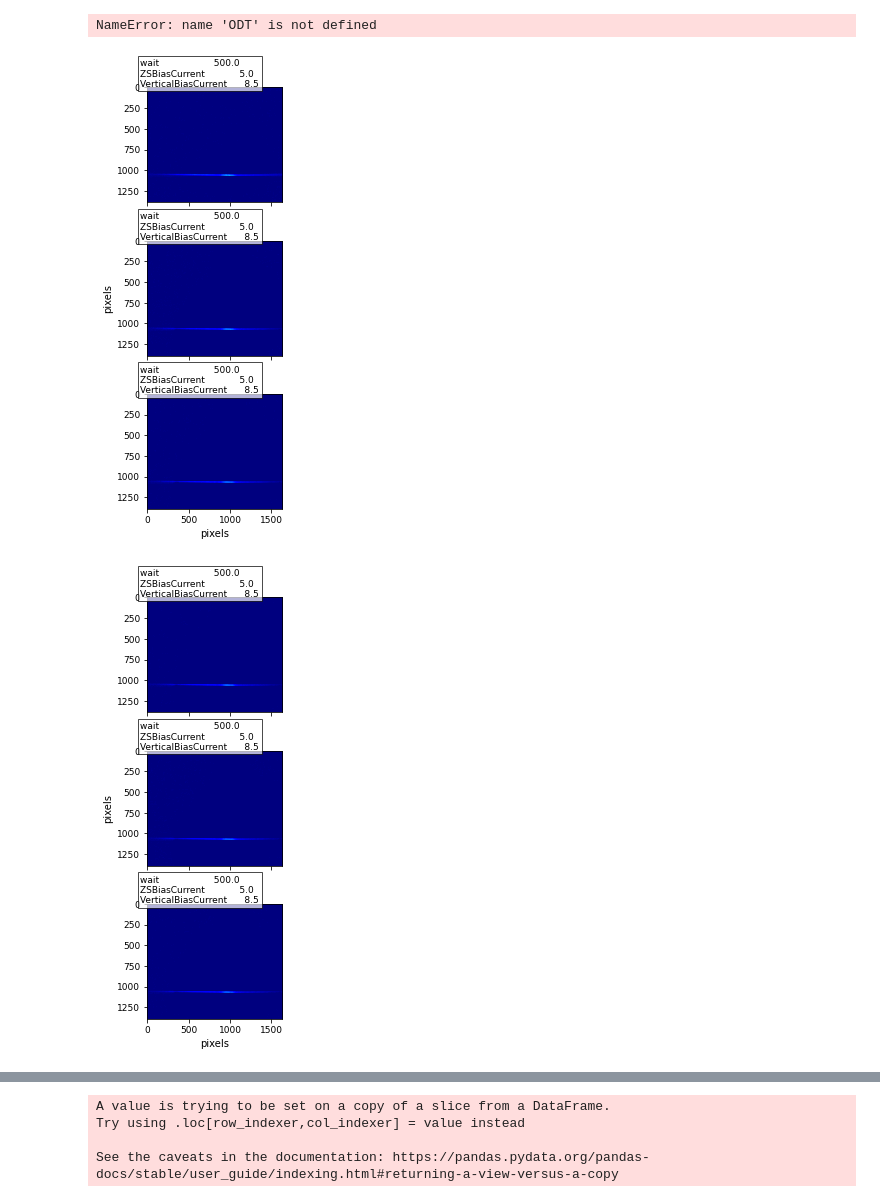
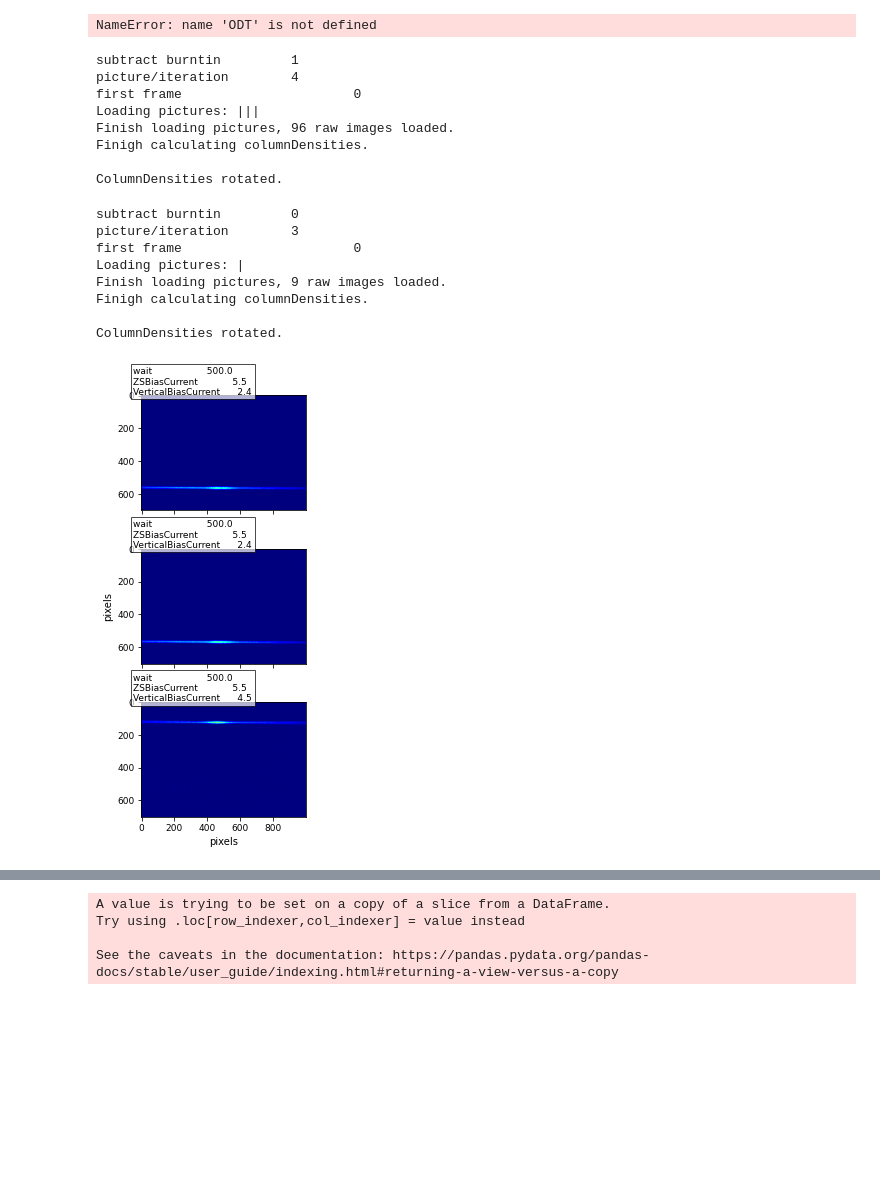
Before and after one commit to insommer/AnalysisCode, a Jupyter notebook: Coding Test/Atom Density in MOT at ODT.ipynb, the cells around one changed output, grey strips where cells are left out. Cells and saved outputs as stored; diff of their text form; code cells hidden in the pictures; blank space fills up the shorter version.

```diff
--- a/Coding Test/Atom Density in MOT at ODT.ipynb
+++ b/Coding Test/Atom Density in MOT at ODT.ipynb
@@ -116,13 +114,32 @@ ODT400 = r'D:\Dropbox (Lehigh University)\Sommer Lab Shared\Data\2024\03-2024\25
 ODT3400 = r'D:\Dropbox (Lehigh University)\Sommer Lab Shared\Data\2024\03-2024\25 Mar 2024\Andor\ODT 3400 at wait 500'
 
 GMimgs, GMlog = ImageAnalysisCode.PreprocessZylaImg(GM400, GM1900, GM3400, subtract_burntin=1, rotateAngle=rotateAngle)
-GMlog, GMimgs = ImageAnalysisCode.DataFilter(GMlog, ['IterationNum>0'], imgs = GMimgs)
+# GMlog, GMimgs = ImageAnalysisCode.DataFilter(GMlog, filterLists = [['IterationNum>0']], imgs = GMimgs)
+# %% [output]
+subtract burntin         1
+picture/iteration        4
+first frame                      0
+Loading pictures: |||
+Finish loading pictures, 96 raw images loaded.
+Finigh calculating columnDensities.
+
+ColumnDensities rotated.
 # %%
-ODTimgs, ODTlog = ImageAnalysisCode.PreprocessZylaImg(ODT400, ODT1900, ODT3400, subtract_burntin=0, rotateAngle=rotateAngle)
+ODTimgs, ODTlog = ImageAnalysisCode.PreprocessZylaImg(ODT400, ODT1900, ODT3400, examRange=[-8, -5],
+                                                      subtract_burntin=0, rotateAngle=rotateAngle,
+                                                     rowstart=50, rowend=750, columnstart=500, columnend=1500)
+# %% [output]
+subtract burntin         0
+picture/iteration        3
+first frame                      0
+Loading pictures: |
+Finish loading pictures, 9 raw images loaded.
+Finigh calculating columnDensities.
+
+ColumnDensities rotated.
 # %%
-ImageAnalysisCode.plotImgAndFitResult(ODTimgs, variableLog=ODTlog,
+ImageAnalysisCode.plotImgAndFitResult(ODTimgs, popts=[], variableLog=ODTlog,
                                       variablesToDisplay=variablesToDisplay, title=' ',
                                       plotPWindow=3, figSizeRate=1.5, fontSizeRate=1.8, textLocationY=0.99)
 # %% [output]
-[figure, old version]
+[figure, new version]
-[figure, removed]
```
Also changed, not shown: parts of 6 cells of this notebook, 3 other files.
